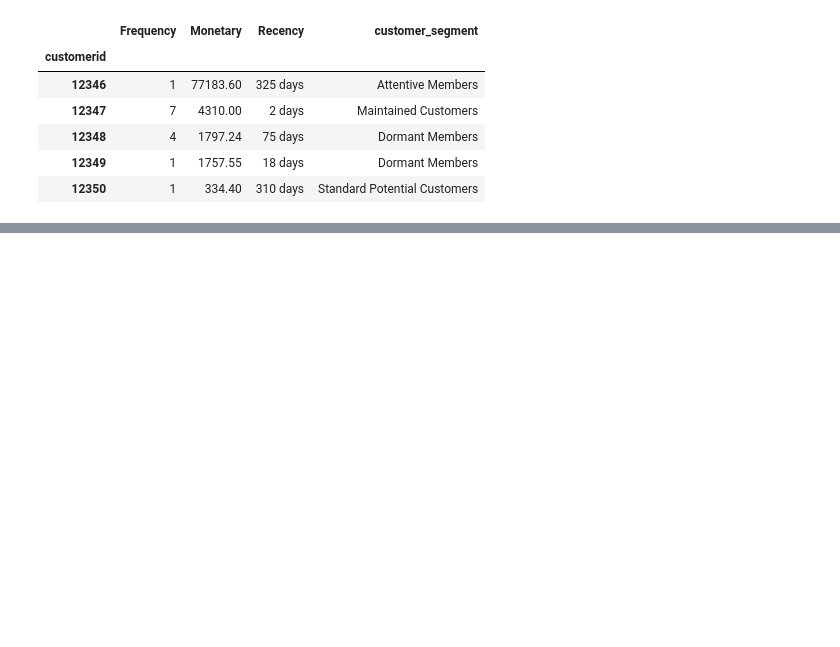
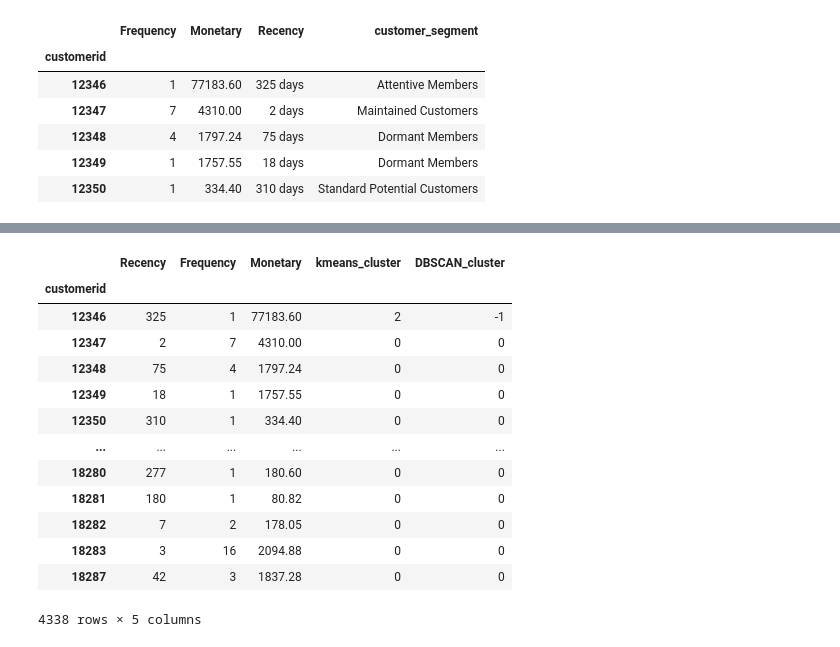
Before and after one commit to jia-jie-su/RFM-model, a Jupyter notebook: rfm_model_code.ipynb, the cells around one changed output, grey strips where cells are left out. Cells and saved outputs as stored; diff of their text form; code cells hidden in the pictures; blank space fills up the shorter version.

```diff
--- a/rfm_model_code.ipynb
+++ b/rfm_model_code.ipynb
@@ -443,0 +547,18 @@ plt.show()
+# %%
+rfm_segmentation['DBSCAN_cluster'] = clusters
+rfm_segmentation
+# %% [output]
+|  | Recency | Frequency | Monetary | kmeans_cluster | DBSCAN_cluster |
+| customerid |  |  |  |  |  |
+| 12346 | 325 | 1 | 77183.60 | 2 | -1 |
+| 12347 | 2 | 7 | 4310.00 | 0 | 0 |
+| 12348 | 75 | 4 | 1797.24 | 0 | 0 |
+| 12349 | 18 | 1 | 1757.55 | 0 | 0 |
+| 12350 | 310 | 1 | 334.40 | 0 | 0 |
+| ... | ... | ... | ... | ... | ... |
+| 18280 | 277 | 1 | 180.60 | 0 | 0 |
+| 18281 | 180 | 1 | 80.82 | 0 | 0 |
+| 18282 | 7 | 2 | 178.05 | 0 | 0 |
+| 18283 | 3 | 16 | 2094.88 | 0 | 0 |
+| 18287 | 42 | 3 | 1837.28 | 0 | 0 |
+4338 rows × 5 columns
```
Also changed, not shown: parts of 8 cells of this notebook.
